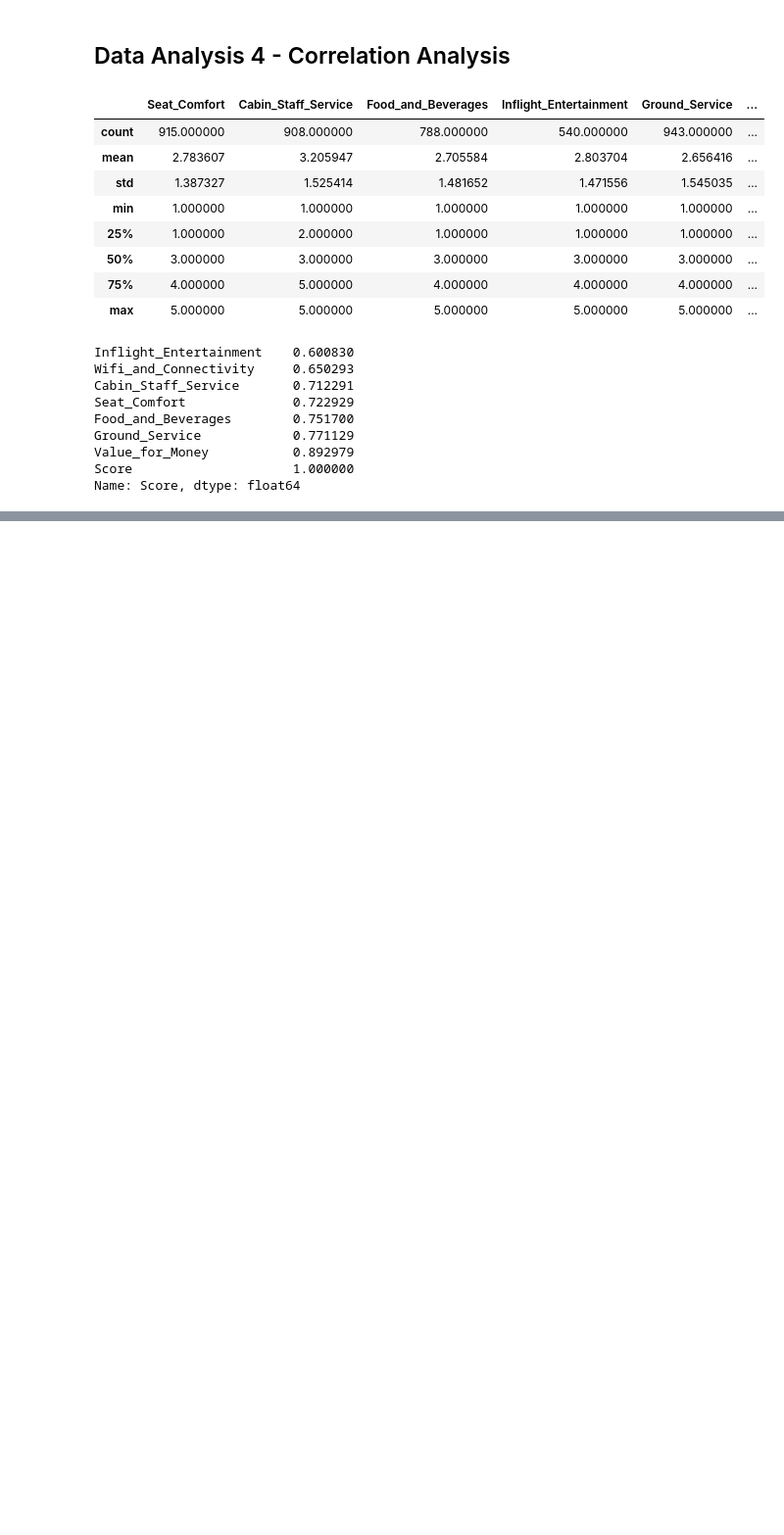
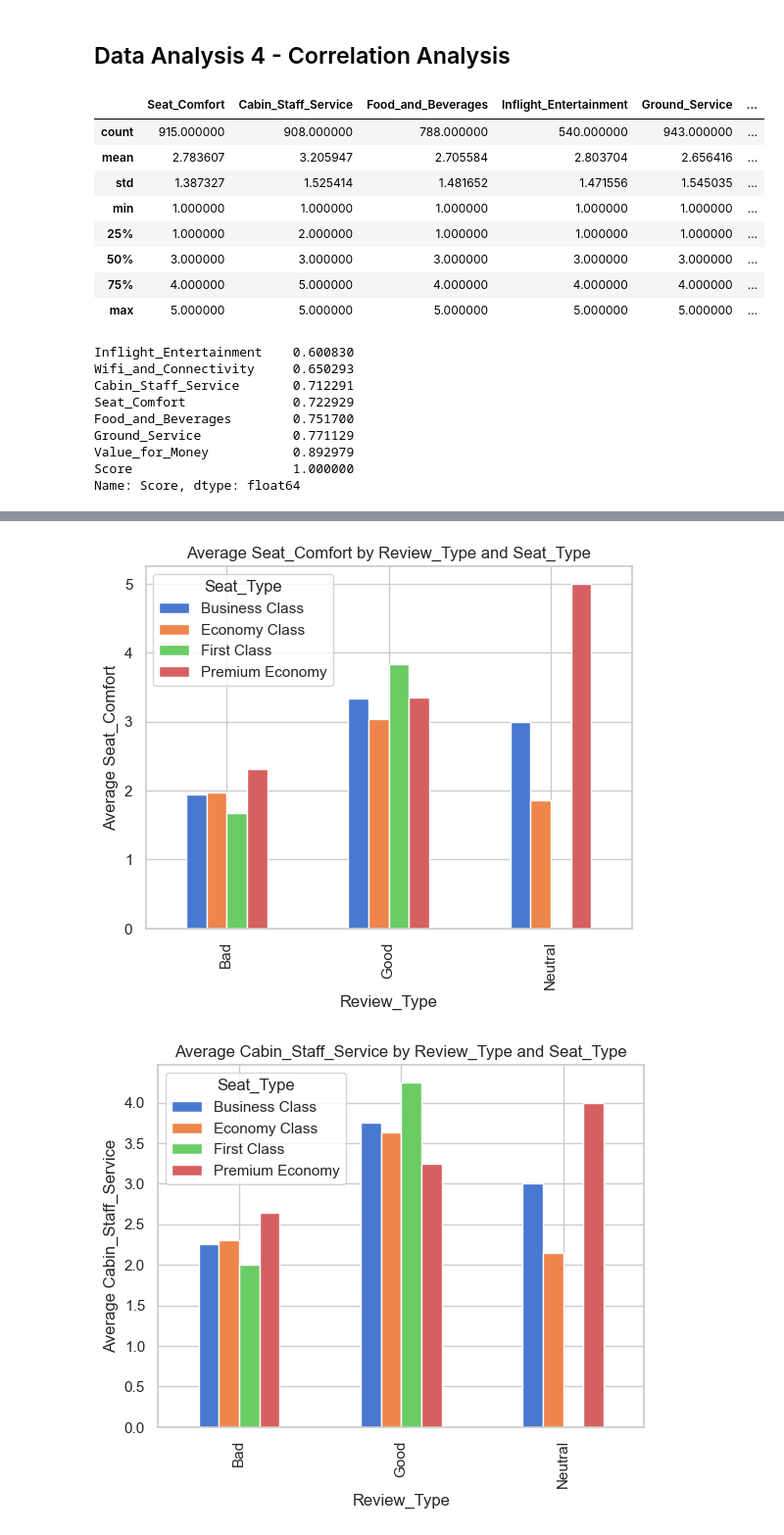
Before and after one commit to TolgaKilinckaya/British_Airlines_Customer_Reviews_Analysis, a Jupyter notebook: analyze.ipynb, the cells around one changed output, grey strips where cells are left out. Shown at 98% size. Drawn from its saved outputs; the diff is of its cells as text; code cells hidden in the pictures; blank space fills up the shorter version.

```diff
--- a/analyze.ipynb
+++ b/analyze.ipynb
@@ -439,0 +506,11 @@ numeric_df.corr()
+# %%
+graph_1('Review_Type','Seat_Comfort','Seat_Type')
+graph_1('Review_Type','Cabin_Staff_Service','Seat_Type')
+graph_1('Review_Type','Food_and_Beverages','Seat_Type')
+graph_1('Review_Type','Inflight_Entertainment','Seat_Type')
+graph_1('Review_Type','Ground_Service','Seat_Type')
+graph_1('Review_Type','Wifi_and_Connectivity','Seat_Type')
+graph_1('Review_Type','Value_for_Money','Seat_Type')
+# %% [output]
+[figure, added]
+[figure, added]
```
Also changed, not shown: parts of 5 cells of this notebook.
